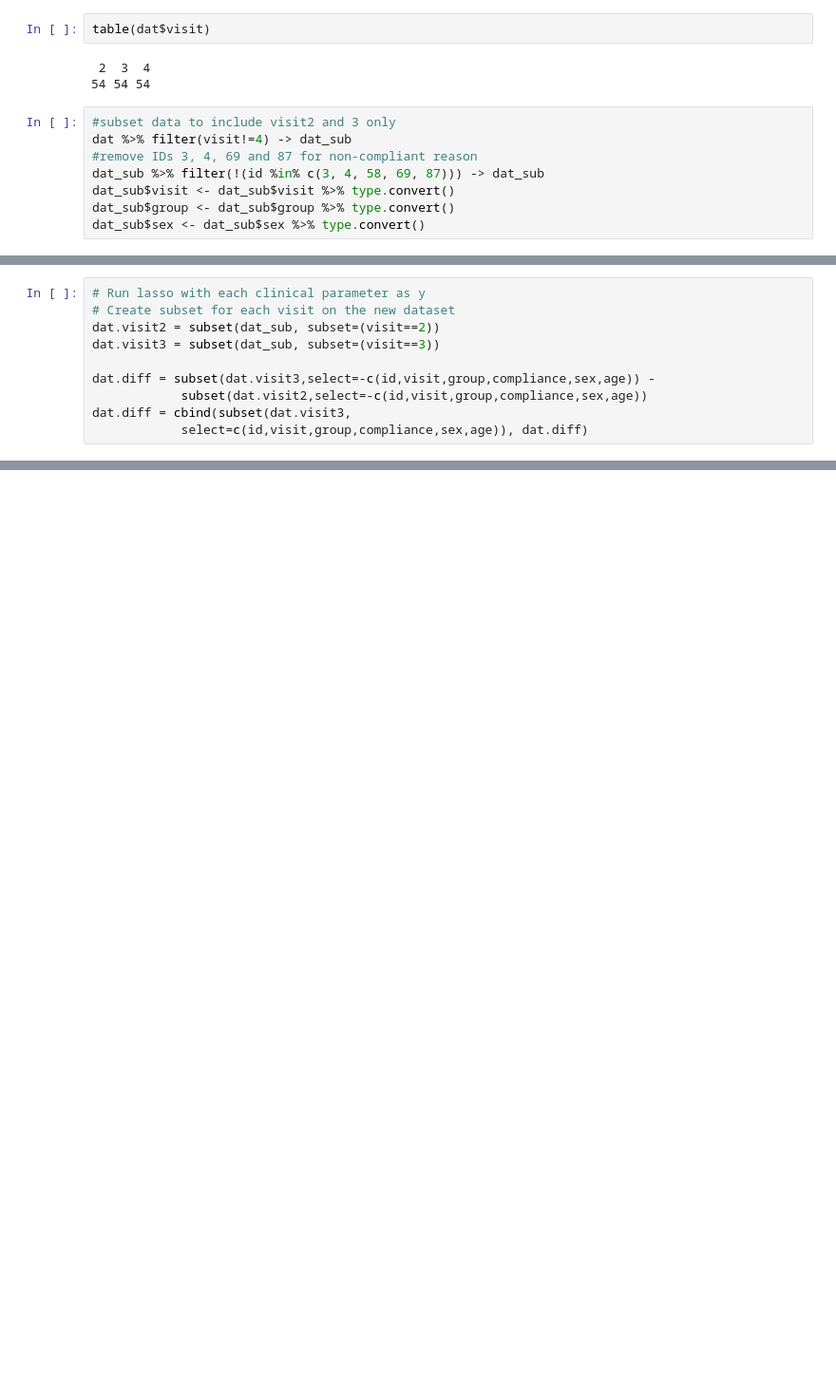
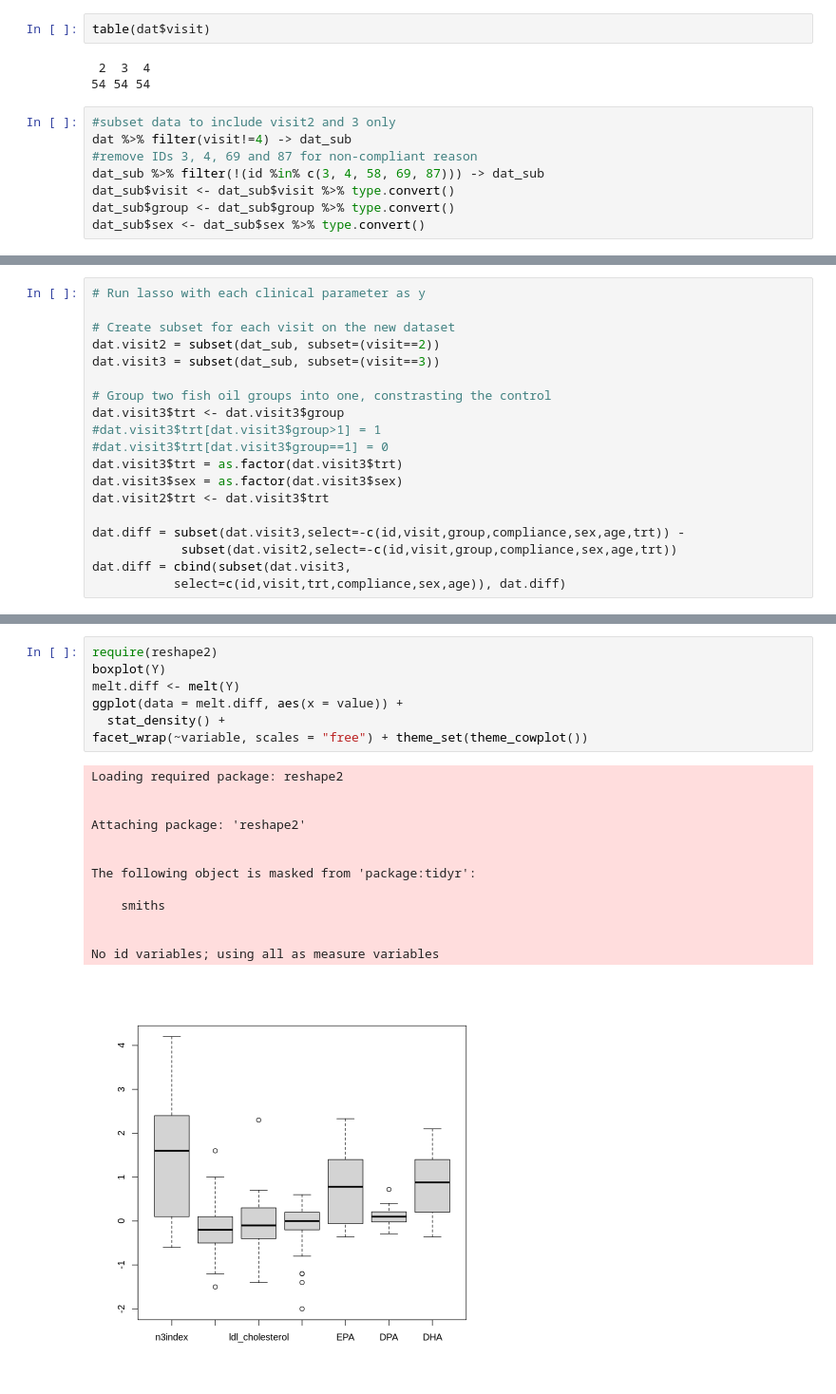
Before and after one commit to xlai/lipids, a Jupyter notebook: analysis_lasso.ipynb, the cells around one changed output, grey strips where cells are left out. Shown at 95% size. Saved outputs shown, nothing was run; the diff lists cells and outputs as text; blank space fills up the shorter version.

```diff
--- a/analysis_lasso.ipynb
+++ b/analysis_lasso.ipynb
@@ -89,12 +67,21 @@ legend("bottomright", legend = as.vector(unique(dat_sub$group)),
 # %%
 # Run lasso with each clinical parameter as y
+
 # Create subset for each visit on the new dataset
 dat.visit2 = subset(dat_sub, subset=(visit==2))
 dat.visit3 = subset(dat_sub, subset=(visit==3))
 
-dat.diff = subset(dat.visit3,select=-c(id,visit,group,compliance,sex,age)) -
-            subset(dat.visit2,select=-c(id,visit,group,compliance,sex,age))
+# Group two fish oil groups into one, constrasting the control
+dat.visit3$trt <- dat.visit3$group
+#dat.visit3$trt[dat.visit3$group>1] = 1
+#dat.visit3$trt[dat.visit3$group==1] = 0
+dat.visit3$trt = as.factor(dat.visit3$trt)
+dat.visit3$sex = as.factor(dat.visit3$sex)
+dat.visit2$trt <- dat.visit3$trt
+
+dat.diff = subset(dat.visit3,select=-c(id,visit,group,compliance,sex,age,trt)) -
+            subset(dat.visit2,select=-c(id,visit,group,compliance,sex,age,trt))
 dat.diff = cbind(subset(dat.visit3,
-            select=c(id,visit,group,compliance,sex,age)), dat.diff)
+           select=c(id,visit,trt,compliance,sex,age)), dat.diff)
 # %%
 Y = subset(dat.diff, select = c(n3index,total_cholesterol,ldl_cholesterol,TG,EPA,DPA,DHA))
@@ -126,0 +204,21 @@ get_lasso <- function(X, Y, response_var='n3index'){
+# %%
+require(reshape2)
+boxplot(Y)
+melt.diff <- melt(Y)
+ggplot(data = melt.diff, aes(x = value)) +
+  stat_density() +
+facet_wrap(~variable, scales = "free") + theme_set(theme_cowplot())
+# %% [output]
+Loading required package: reshape2
+
+
+Attaching package: 'reshape2'
+
+
+The following object is masked from 'package:tidyr':
+
+    smiths
+
+
+No id variables; using all as measure variables
+[figure, added]
```
Also changed, not shown: parts of 21 cells of this notebook, 1 other file.
